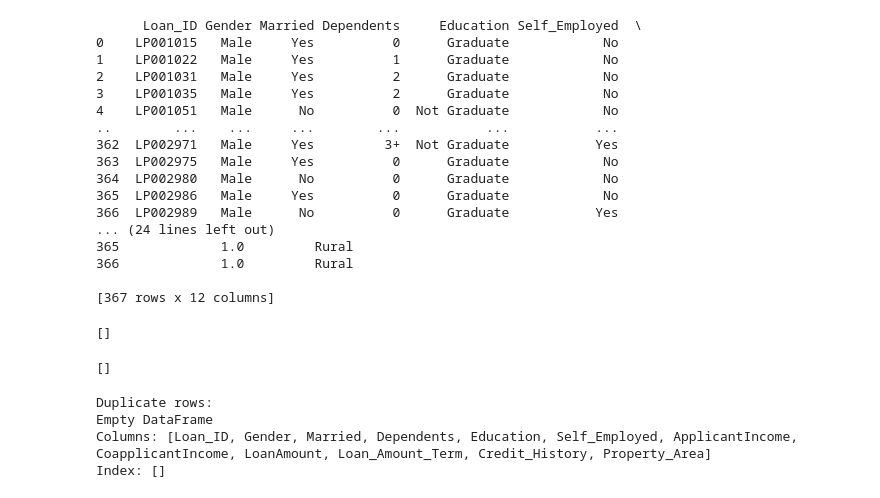
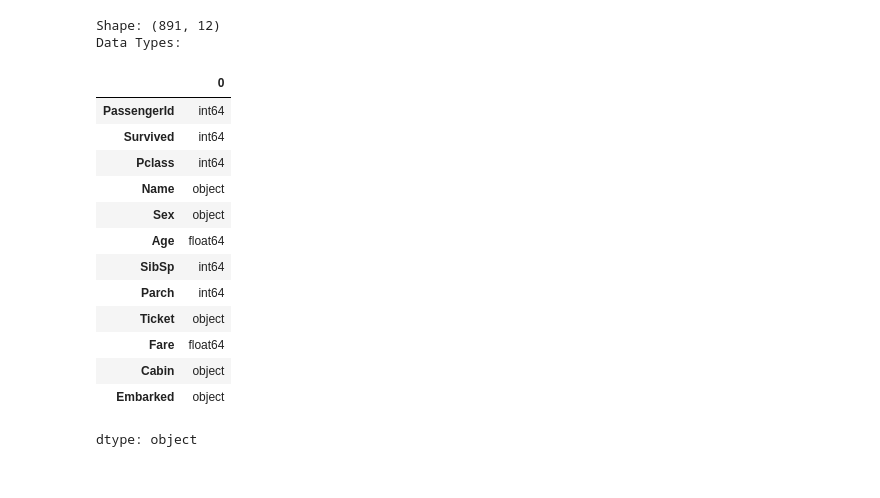
Before and after one commit to naveen-ramavath/machine-learning, a Jupyter notebook: ml_week_3.ipynb, the cells around one changed output. Saved outputs shown, nothing was run; the diff lists cells and outputs as text; code cells hidden in the pictures.

```diff
--- a/ml_week_3.ipynb
+++ b/ml_week_3.ipynb
@@ -183,48 +2,0 @@ week 3 methods
-# %%
-import pandas as pd
-df=pd.read_csv("/test_Y3wMUE5_7gLdaTN.csv")
-print(df)
-# %% [output]
-      Loan_ID Gender Married Dependents     Education Self_Employed  \
-0    LP001015   Male     Yes          0      Graduate            No
-1    LP001022   Male     Yes          1      Graduate            No
-2    LP001031   Male     Yes          2      Graduate            No
-3    LP001035   Male     Yes          2      Graduate            No
-4    LP001051   Male      No          0  Not Graduate            No
-..        ...    ...     ...        ...           ...           ...
-362  LP002971   Male     Yes         3+  Not Graduate           Yes
-363  LP002975   Male     Yes          0      Graduate            No
-364  LP002980   Male      No          0      Graduate            No
-365  LP002986   Male     Yes          0      Graduate            No
-366  LP002989   Male      No          0      Graduate           Yes
-... (24 lines left out)
-365             1.0         Rural
-366             1.0         Rural
-
-[367 rows x 12 columns]
-# %%
-#constant features
-const_fea=[col for col in df.columns if df[col].nunique()==1]
-print(const_fea)
-# %% [output]
-[]
-# %%
-#quasi constant
-threshold=0.99
-quassi_constant=[]
-for col in df.columns:
-  freq=df[col].value_counts(normalize=True).values[0]
-  if freq>threshold:
-    quassi_constant.append(freq)
-print(quassi_constant)
-# %% [output]
-[]
-# %%
-duplicates = df.duplicated()
-print("Duplicate rows:")
-print(df[duplicates])
-# %% [output]
-Duplicate rows:
-Empty DataFrame
-Columns: [Loan_ID, Gender, Married, Dependents, Education, Self_Employed, ApplicantIncome, CoapplicantIncome, LoanAmount, Loan_Amount_Term, Credit_History, Property_Area]
-Index: []
@@ -230,0 +8,23 @@ Index: []
+# %%
+df = pd.read_csv("/content/titanic_train.csv")
+df.head()
+print("Shape:", df.shape)
+print("Data Types: ")
+df.dtypes
+# %% [output]
+Shape: (891, 12)
+Data Types:
+|  | 0 |
+| PassengerId | int64 |
+| Survived | int64 |
+| Pclass | int64 |
+| Name | object |
+| Sex | object |
+| Age | float64 |
+| SibSp | int64 |
+| Parch | int64 |
+| Ticket | object |
+| Fare | float64 |
+| Cabin | object |
+| Embarked | object |
+dtype: object
```
Also changed, not shown: parts of 38 cells of this notebook.
